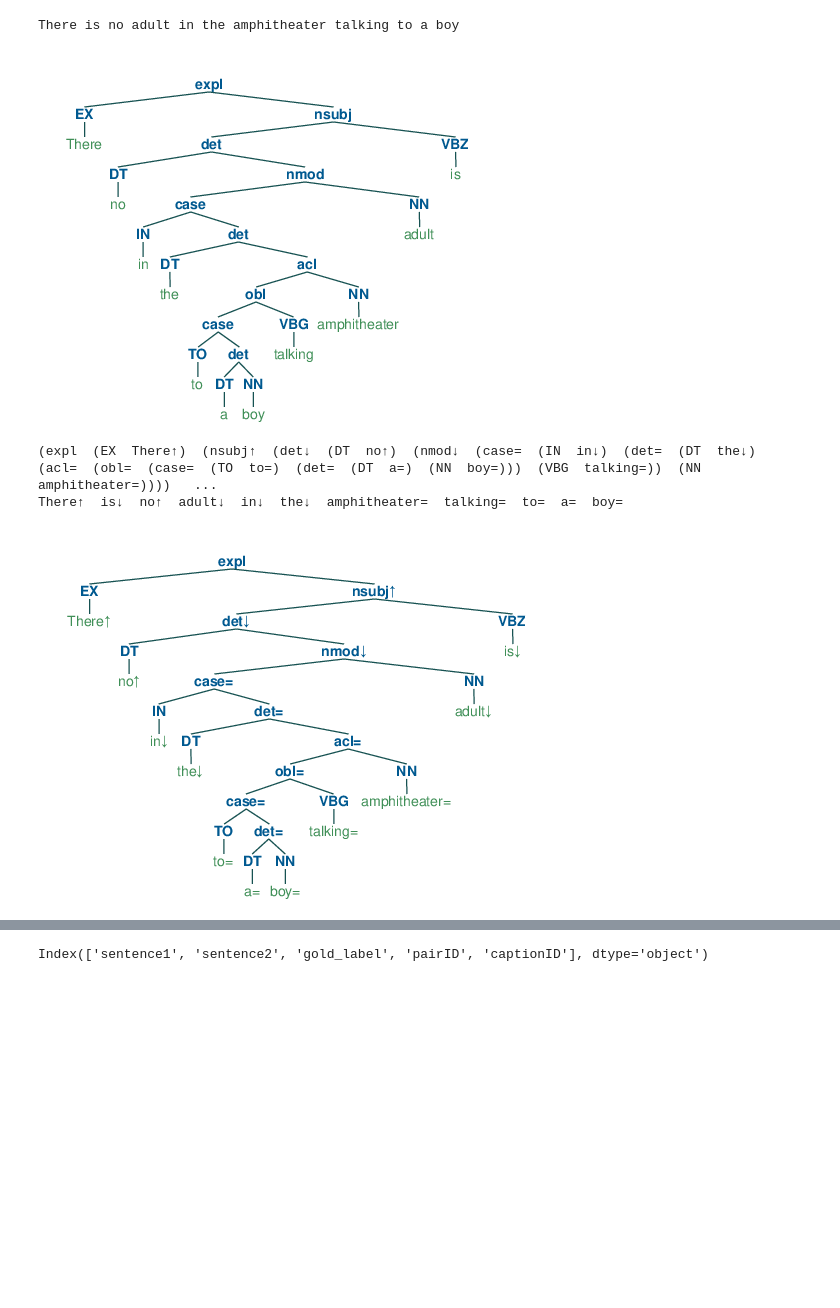
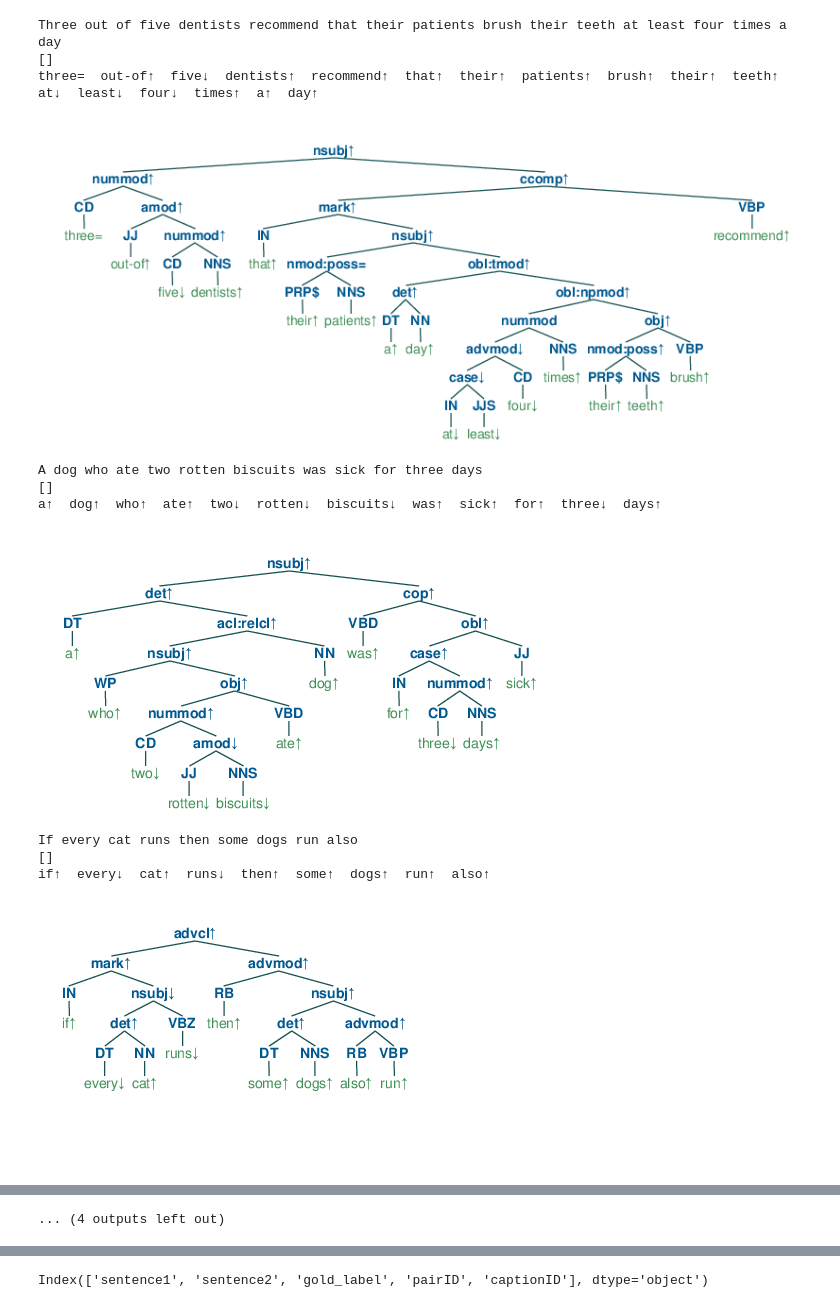
Before and after one commit to eric11eca/Udep2Mono, a Jupyter notebook: src/Udep2Mono.ipynb, the cells around one changed output, grey strips where cells are left out. Cells and saved outputs as stored; diff of their text form; code cells hidden in the pictures; blank space fills up the shorter version.

Commit message:
add more donward entailment cases

```diff
--- a/src/Udep2Mono.ipynb
+++ b/src/Udep2Mono.ipynb
@@ -259,7 +244,7 @@ class Binarizer:
 
     def compose(self, head):
         children = list(filter(lambda x: x[2] == head, self.parseTable))
-        children.sort(key=(lambda x: abs(x[2]-x[1])), reverse=True)
+        children.sort(key=(lambda x: (x[2]-x[1])*20 if x[2] > x[1] else abs(x[2]-x[1])), reverse=True)
         children = self.process_not(children)
         if len(children) == 0:
             word = self.words[head][0]
@@ -289,6 +274,8 @@ class Binarizer:
         root = list(filter(lambda x: x[0] == "root", self.parseTable))[0][1]
         return self.compose(root)
 # %%
+from pattern.en import conjugate
+
 negate_mark = {
     "+": "-",
     "-": "+",
@@ -308,7 +295,7 @@ det_type_words = {
     "det:limit": ["such", "both", "the", "this", "that",
                   "those", "these", "my", "his", "her",
                   "its", "either", "both", "another"],
-    "det:negation": ["no", "neither", "never"]
+    "det:negation": ["no", "neither", "never", "none"]
 }
 
 negtive_implicative = ["refuse", "reject", "oppose", "forget",
@@ -321,9 +308,13 @@ negtive_implicative = ["refuse", "reject", "oppose", "forget",
                        "disconnect", "discourage", "discredit", "discorporate",
                        "disengage", "disentangle", "dismiss", "disobeye",
                        "distrust", "disrupt", "suspen", "suspend ",
-                       "freeze", "remove", "refused"
-                       ]
+                       "freeze", "remove", "refused", "regret", "object","impossible"]
 
+at_least_implicative = ["eat", "have", "for", "buy", "drink", "take", "hold", "receive",
+                        "get", "catch"]
+
+def is_implicative(verb, imp_type):
+    return conjugate(verb, tense="present", person=1, number="singular") in imp_type
 
 def det_type(word):
     for det in det_type_words:
@@ -339,7 +330,7 @@ arrows = {
 }
 
 
-def btreeToList(binaryDepdency, length, annotate=True, verbose=0):
+def btreeToList(binaryDepdency, length, verbose=2):
     annotated = []
 
     def toList(tree):
@@ -352,8 +343,7 @@ def btreeToList(binaryDepdency, length, annotate=True, verbose=0):
             if verbose == 2:
                 word += str(tree.key)
             index = tree.id
-            if annotate:
-                heapq.heappush(annotated, (int(index), word))
+            heapq.heappush(annotated, (int(index), word))
             treelist.append(word)
         else:
             word = tree.getVal() + arrows[tree.mark]
@@ -938,6 +925,6 @@ class Polarizer:
                     tree.mark = negate_mark[tree.mark]
 # %%
-def run_polarize_pipeline(sentences, annotations=[], verbose=0):
+def run_polarize_pipeline(sentences, annotations=[], verbose=0, parser="stanford"):
     binarizer = Binarizer()
     for i in range(len(sentences)):
         sent = sentences[i]
@@ -945,17 +932,20 @@ def run_polarize_pipeline(sentences, annotations=[], verbose=0):
         print()
         print(sent)
 
-        tree, postag, words = dependencyParse(sent, "stanza")
-        parseTreeCopy = copy.deepcopy(tree)
+        parsed, replaced = dependencyParse(sent, parser)
+        tree, postag, words = parsed
+        #parseTreeCopy = copy.deepcopy(tree)
+
+        #print(replaced)
 
         # binarization
-        binarizer.parseTable = parseTreeCopy
+        binarizer.parseTable = tree
         binarizer.postag = postag
         binarizer.words = words
         binaryDepdency, relation = binarizer.binarization()
 
         if verbose == 2:
-            sexpression, annotated = btreeToList(binaryDepdency, len(words), False, 0)
+            sexpression, annotated = btreeToList(binaryDepdency, len(words), 0)
             sexpression = str(sexpression).replace(',', ' ').replace("'", '')
             #print(sexpression)
             sexpression = sexpression.replace('[', '(').replace(']', ')')
@@ -967,7 +957,7 @@ def run_polarize_pipeline(sentences, annotations=[], verbose=0):
         polarizer.polarize_deptree()
 
         # postprocessing
-        sexpression, annotated = btreeToList(binaryDepdency, len(words), True, 0)
+        sexpression, annotated = btreeToList(binaryDepdency, len(words), 0)
         sexpression = str(sexpression).replace(',', ' ').replace("'", '').replace('[', '(').replace(']', ')')
         if verbose == 2:
             print(sexpression)
@@ -977,6 +967,7 @@ def run_polarize_pipeline(sentences, annotations=[], verbose=0):
         while annotated:
             next_item = heapq.heappop(annotated)
             result.append(next_item[1])
+        print(annotated)
 
         result = '%s' % ', '.join(map(str, result)).replace(",", " ")
         print(result)
@@ -1014,8 +986,22 @@ at↑  most↑  6↓  old↑  mammals↑  who=  swam=  did↓  not↑  sniff↓
-# %%
-run_polarize_pipeline(["There is no adult in the amphitheater talking to a boy"], verbose=2)
-# %% [output]
-There is no adult in the amphitheater talking to a boy
-[figure, removed]
-(expl  (EX  There↑)  (nsubj↑  (det↓  (DT  no↑)  (nmod↓  (case=  (IN  in↓)  (det=  (DT  the↓)  (acl=  (obl=  (case=  (TO  to=)  (det=  (DT  a=)  (NN  boy=)))  (VBG  talking=))  (NN  amphitheater=))))   ...
-There↑  is↓  no↑  adult↓  in↓  the↓  amphitheater=  talking=  to=  a=  boy=
-[figure, removed]
+# %%
+run_polarize_pipeline(["Three out of five dentists recommend that their patients brush their teeth at least four times a day",
+                       "A dog who ate two rotten biscuits was sick for three days",
+                       "If every cat runs then some dogs run also",
+                       "No student refused to dance without shoes",
+                       "Every member forgot to attend the meeting",
+                       "most young animals, who some beagle is afrid of, scratched most boxes",
+                       "The Police of the City of Baltimore sovled many crimes.",
+                       "The woman surrounded by fans wears a hat and glasses"], verbose=0)
+# %% [output]
+Three out of five dentists recommend that their patients brush their teeth at least four times a day
+[]
+three=  out-of↑  five↓  dentists↑  recommend↑  that↑  their↑  patients↑  brush↑  their↑  teeth↑  at↓  least↓  four↓  times↑  a↑  day↑
+[figure, added]
+A dog who ate two rotten biscuits was sick for three days
+[]
+a↑  dog↑  who↑  ate↑  two↓  rotten↓  biscuits↓  was↑  sick↑  for↑  three↓  days↑
+[figure, added]
+If every cat runs then some dogs run also
+[]
+if↑  every↓  cat↑  runs↓  then↑  some↑  dogs↑  run↑  also↑
+[figure, added]
@@ -1021,0 +1020 @@ There↑  is↓  no↑  adult↓  in↓  the↓  amphitheater=  talking=  to=  a
+... (4 outputs left out)
```
Also changed, not shown: parts of 13 cells of this notebook, 4 other files.
